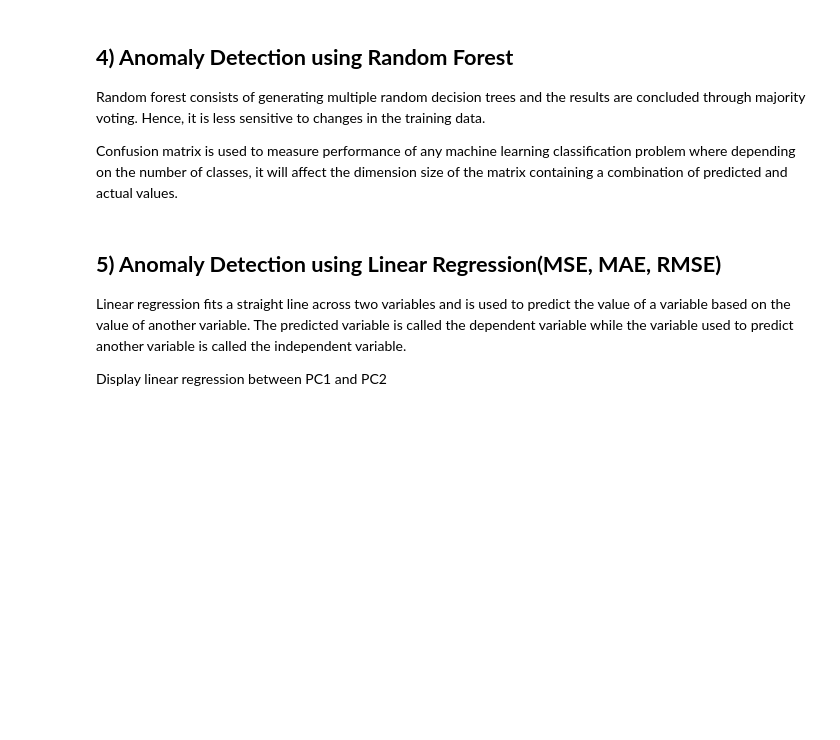
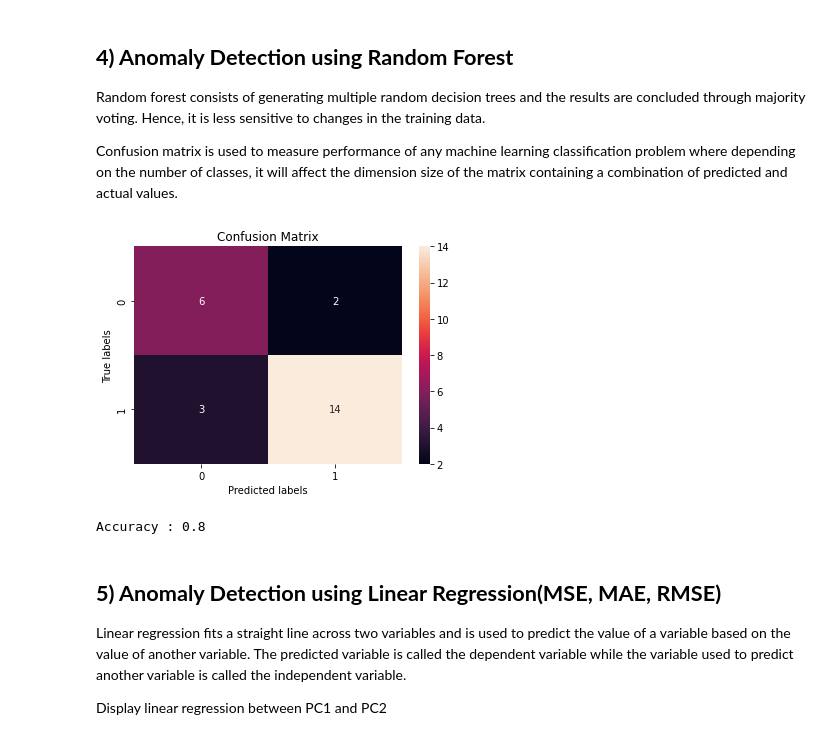
Before and after one commit to goldslime123/csc3005-DA, a Jupyter notebook: MeterA.ipynb, the cells around one changed output. Drawn from its saved outputs; the diff is of its cells as text; code cells hidden in the pictures; blank space fills up the shorter version.

```diff
--- a/MeterA.ipynb
+++ b/MeterA.ipynb
@@ -919,6 +919,39 @@ _ = plt.show()
 Random forest consists of generating multiple random decision trees and the results are concluded through majority voting. Hence, it is less sensitive to changes in the training data.
 
 Confusion matrix is used to measure performance of any machine learning classification problem where depending on the number of classes, it will affect the dimension size of the matrix containing a combination of predicted and actual values.
+# %%
+from sklearn.decomposition import PCA
+
+pca = PCA()
+X_train = pca.fit_transform(X_train)
+X_test = pca.transform(X_test)
+# %%
+from sklearn.ensemble import RandomForestClassifier
+
+classifier = RandomForestClassifier(max_depth=2, random_state=0)
+# test set
+classifier.fit(X_train, y_train)
+y_pred = classifier.predict(X_test)
+# %%
+from sklearn.metrics import confusion_matrix
+from sklearn.metrics import accuracy_score
+import seaborn as sn
+
+array_cm = confusion_matrix(y_test, y_pred)
+ax = plt.subplot()
+sn.heatmap(array_cm, annot=True, fmt='g', ax=ax);
+
+# labels, title and ticks
+ax.set_xlabel('Predicted labels')
+ax.set_ylabel('True labels')
+ax.set_title('Confusion Matrix')
+
+plt.show()
+
+print('Accuracy : ' + str(round(accuracy_score(y_test, y_pred),2)))
+# %% [output]
+[figure, added]
+Accuracy : 0.8
 # %% [markdown]
 ## __5) Anomaly Detection using Linear Regression(MSE, MAE, RMSE)__
 Linear regression fits a straight line across two variables and is used to predict the value of a variable based on the value of another variable. The predicted variable is called the dependent variable while the variable used to predict another variable is called the independent variable.
```
Also changed, not shown: parts of 13 cells of this notebook, 2 other files.
